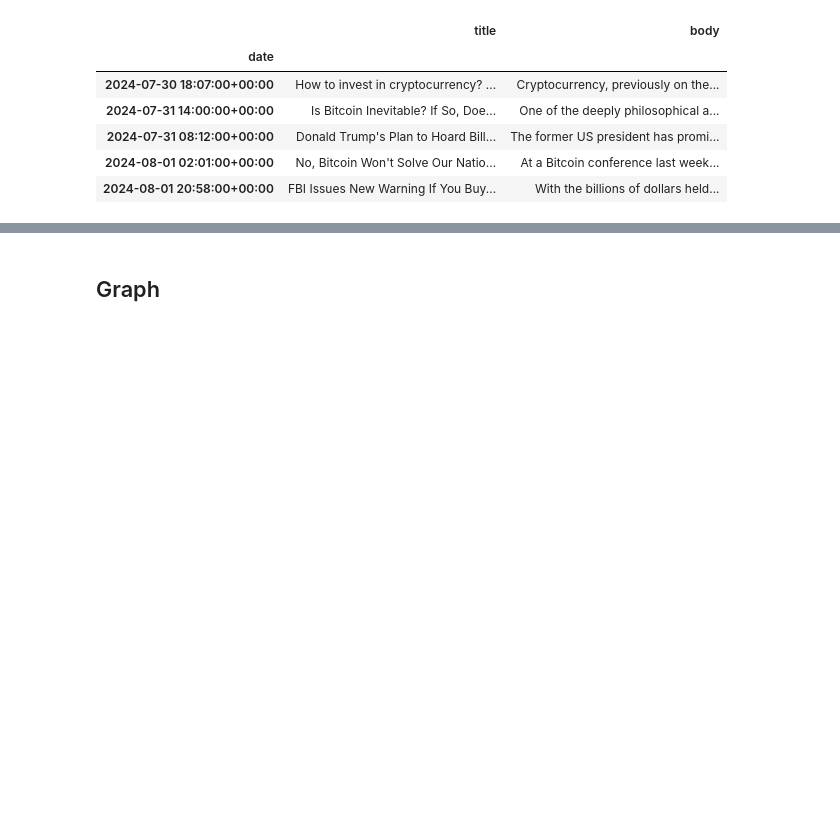
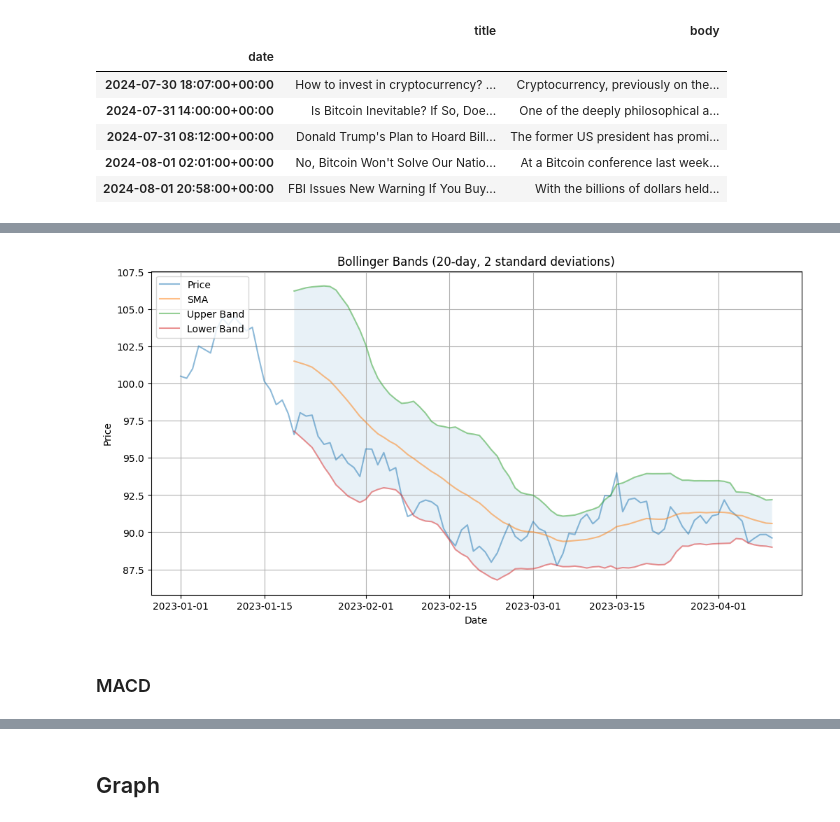
Before and after one commit to curiousily/AI-Bootcamp, a Jupyter notebook: 19.langgraph-crypto-agents.ipynb, the cells around one changed output, grey strips where cells are left out. Cells and saved outputs as stored; diff of their text form; code cells hidden in the pictures; blank space fills up the shorter version.

```diff
--- a/19.langgraph-crypto-agents.ipynb
+++ b/19.langgraph-crypto-agents.ipynb
@@ -305,0 +321,23 @@ btc_news_df.head()
+# %%
+window = 20
+df["SMA"] = df["Price"].rolling(window=window).mean()
+df["STD"] = df["Price"].rolling(window=window).std()
+df["Upper"] = df["SMA"] + (df["STD"] * 2)
+df["Lower"] = df["SMA"] - (df["STD"] * 2)
+# %%
+plt.figure(figsize=(12, 6))
+plt.plot(df.index, df["Price"], label="Price", alpha=0.5)
+plt.plot(df.index, df["SMA"], label="SMA", alpha=0.5)
+plt.plot(df.index, df["Upper"], label="Upper Band", alpha=0.5)
+plt.plot(df.index, df["Lower"], label="Lower Band", alpha=0.5)
+plt.fill_between(df.index, df["Upper"], df["Lower"], alpha=0.1)
+plt.title("Bollinger Bands (20-day, 2 standard deviations)")
+plt.legend(loc="upper left")
+plt.xlabel("Date")
+plt.ylabel("Price")
+plt.grid(True)
+plt.show()
+# %% [output]
+[figure, added]
+# %% [markdown]
+### MACD
```
Also changed, not shown: parts of 17 cells of this notebook.
